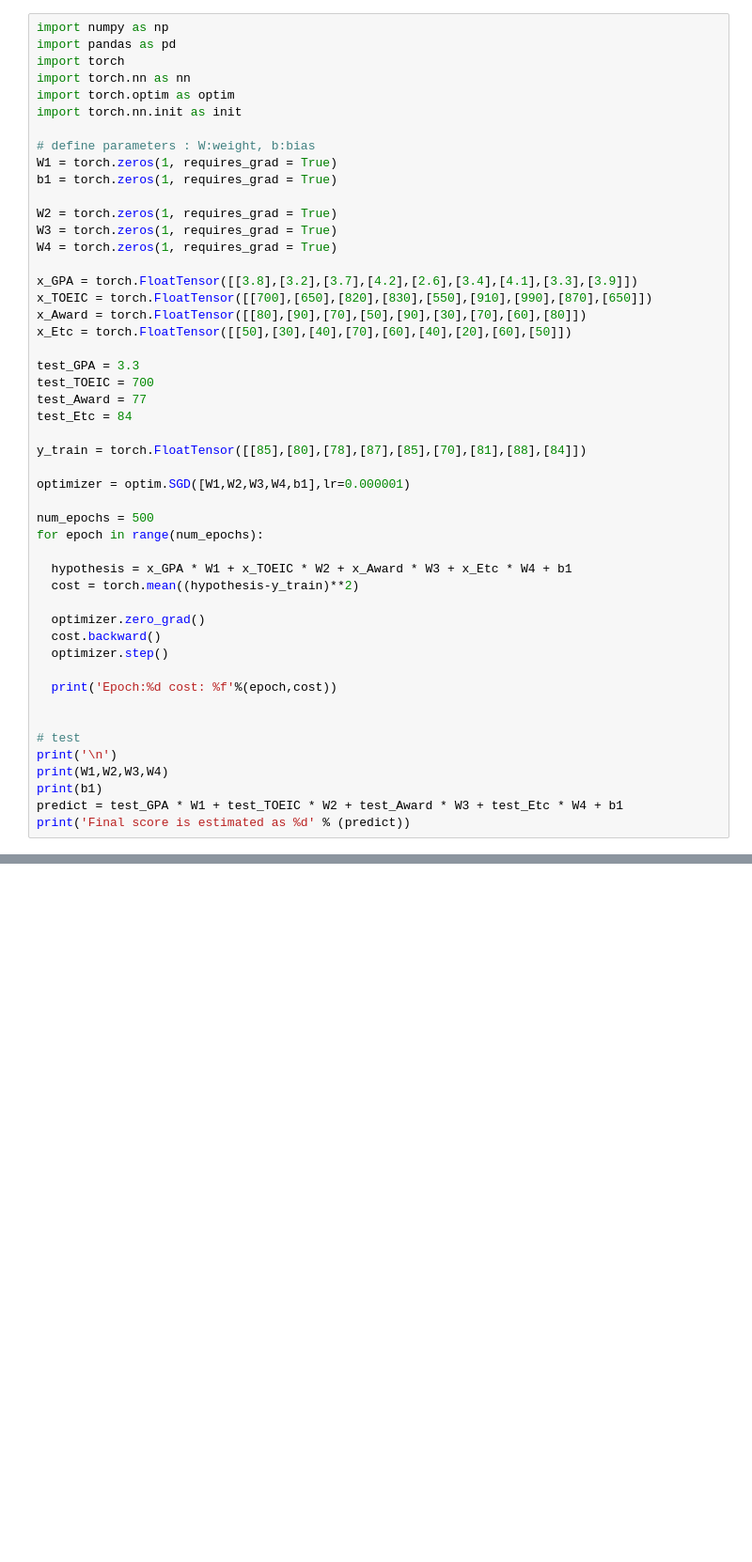
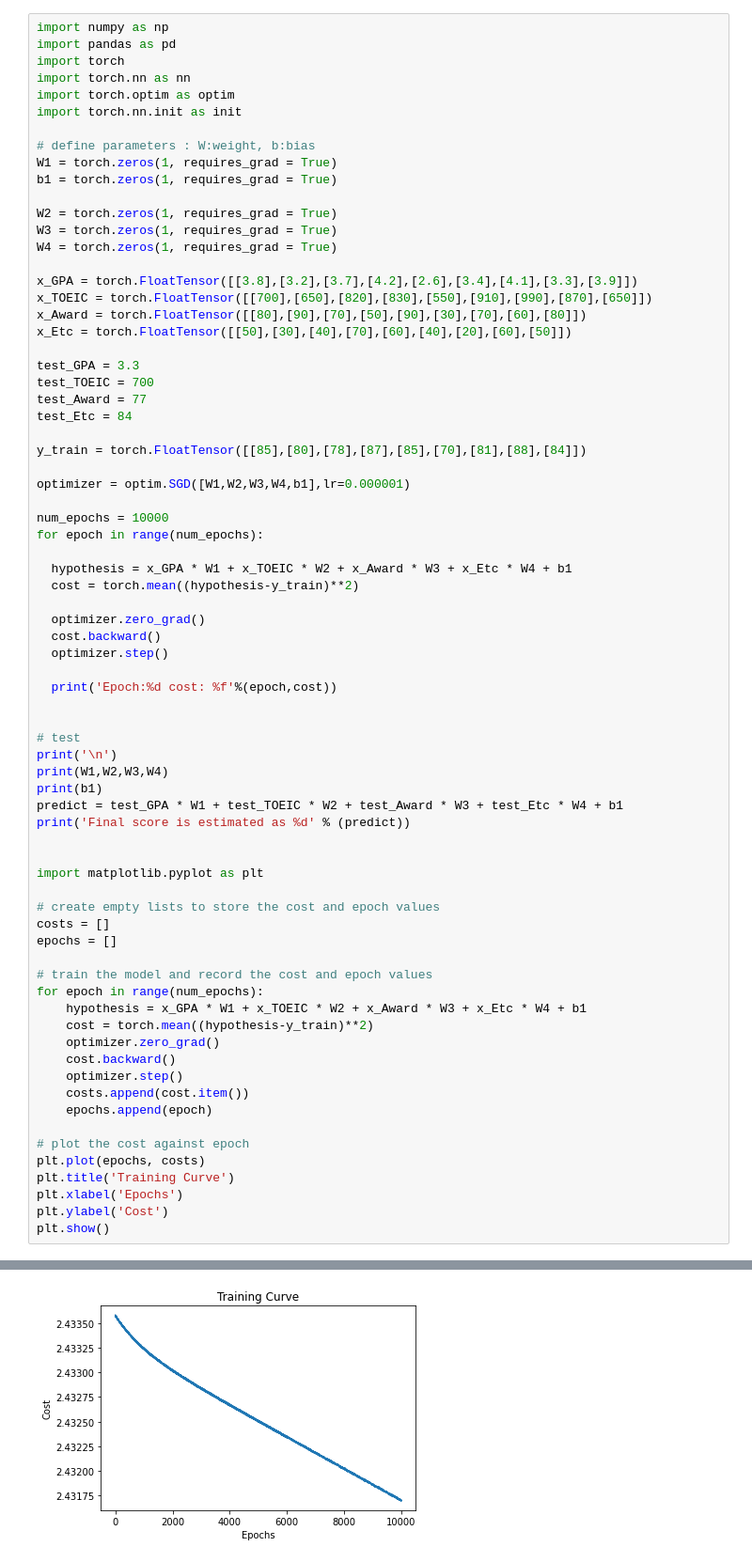
Before and after one commit to champsleague/DeepLearning, a Jupyter notebook: DL_Lab01.ipynb, the cells around one changed output, grey strips where cells are left out. Shown at 94% size. Drawn from its saved outputs; the diff is of its cells as text; blank space fills up the shorter version.

```diff
--- a/DL_Lab01.ipynb
+++ b/DL_Lab01.ipynb
@@ -84,7 +84,7 @@ y_train = torch.FloatTensor([[85],[80],[78],[87],[85],[70],[81],[88],[84]])
 
 optimizer = optim.SGD([W1,W2,W3,W4,b1],lr=0.000001)
 
-num_epochs = 500
+num_epochs = 10000
 for epoch in range(num_epochs):
 
   hypothesis = x_GPA * W1 + x_TOEIC * W2 + x_Award * W3 + x_Etc * W4 + b1
@@ -103,4 +103,28 @@ print(W1,W2,W3,W4)
 print(b1)
 predict = test_GPA * W1 + test_TOEIC * W2 + test_Award * W3 + test_Etc * W4 + b1
 print('Final score is estimated as %d' % (predict))
+
+
+import matplotlib.pyplot as plt
+
+# create empty lists to store the cost and epoch values
+costs = []
+epochs = []
+
+# train the model and record the cost and epoch values
+for epoch in range(num_epochs):
+    hypothesis = x_GPA * W1 + x_TOEIC * W2 + x_Award * W3 + x_Etc * W4 + b1
+    cost = torch.mean((hypothesis-y_train)**2)
+    optimizer.zero_grad()
+    cost.backward()
+    optimizer.step()
+    costs.append(cost.item())
+    epochs.append(epoch)
+
+# plot the cost against epoch
+plt.plot(epochs, costs)
+plt.title('Training Curve')
+plt.xlabel('Epochs')
+plt.ylabel('Cost')
+plt.show()
 # %% [output]
@@ -123,0 +148 @@ Final score is estimated as 84
+[figure, added]
```
Also changed, not shown: parts of 3 cells of this notebook.
